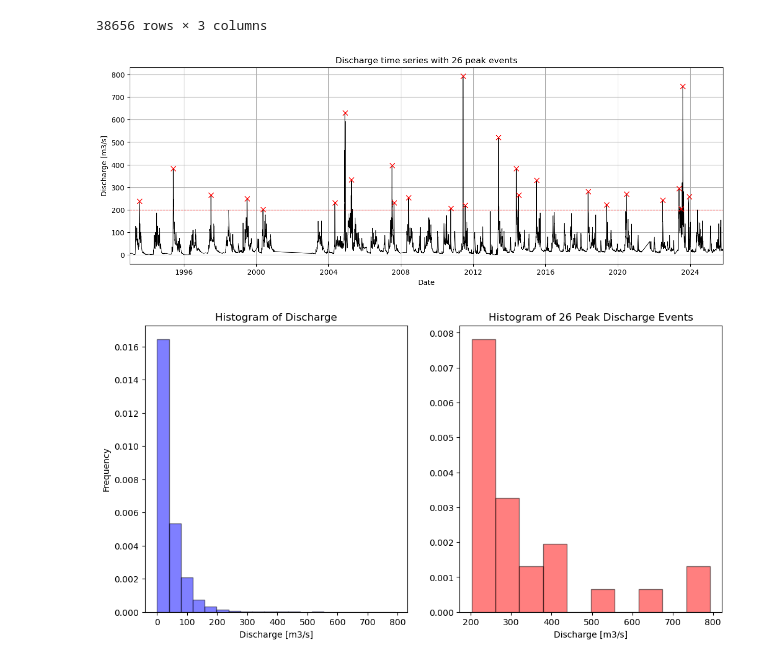
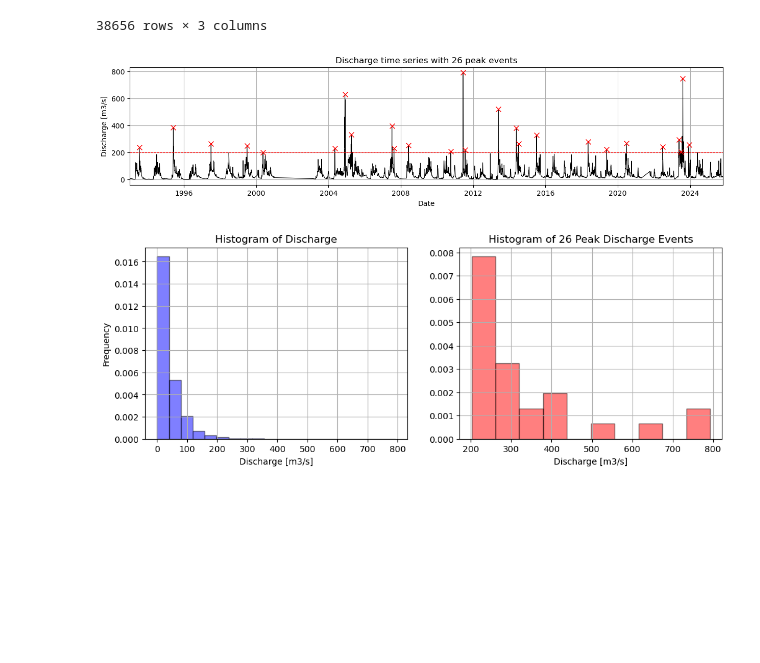
Before and after one commit to maxblw/CEGM2005_glommaproject, a Jupyter notebook: Data_analysis/Data_analysis.ipynb, the cells around one changed output. Saved outputs shown, nothing was run; the diff lists cells and outputs as text; code cells hidden in the pictures; blank space fills up the shorter version.

Commit message:
added figures

```diff
--- a/Data_analysis/Data_analysis.ipynb
+++ b/Data_analysis/Data_analysis.ipynb
@@ -43,10 +45,10 @@ display(df)
 # %%
 ### plot parameters ###
 w_hist = 12 # width histogram
-h_hist = 6  # height histogram
+h_hist = 4  # height histogram
 
 w_time = 15 # width time series
-h_time = 5  # height time series
+h_time = 3  # height time series
 
 lw = 0.8 # line width
 lc = 'black' # line color
@@ -60,35 +62,37 @@ data = df.drop(columns=["Tmean [C]", "precip [mm/day]"])
 data.dropna(inplace=True)
 peaks, _ = find_peaks(data["Q(m3/s)"].values, height=200, distance=32)
 exces = data.iloc[peaks]["Q(m3/s)"].values
 dpeak = data.index[peaks]
 
 # timeseries with peaks
 fig, ax = plt.subplots(figsize=(w_time, h_time))
 ax.plot(data.index, data.values, color=lc, linewidth=lw)
 ax.plot(dpeak, exces, marker=mt, color=mc, markersize=ms, linestyle='None')
 ax.set_title(f"Discharge time series with {len(peaks)} peak events")
 ax.set_xlabel("Date")
 ax.set_ylabel("Discharge [m3/s]")
 ax.grid()
 ax.set_xlim([data.index.min(), data.index.max()])
 ax.hlines(200, data.index.min(), data.index.max(), color='red', linestyle='--', label='Peak Threshold (200 m3/s)', lw=lw)
 plt.savefig("..\\Figures\\discharge_analysis_timeseries.png", dpi=300)
 
 # histogram of peaks
 fig, axes = plt.subplots(1, 2, figsize=(w_hist, h_hist))
 
 axes[0].hist(data["Q(m3/s)"], bins=20, color='blue', edgecolor='black', alpha=alpha, density=True)
 axes[0].set_title("Histogram of Discharge")
 axes[0].set_xlabel("Discharge [m3/s]")
 axes[0].set_ylabel("Frequency")
+axes[0].grid()
 
 axes[1].set_title(f"Histogram of {len(peaks)} Peak Discharge Events")
 axes[1].set_xlabel("Discharge [m3/s]")
 axes[1].hist(exces, bins=10, color='red', edgecolor='black', alpha=alpha, density=True)
+axes[1].grid()
 plt.savefig("..\\Figures\\discharge_analysis_hist.png", dpi=300)
 # %% [output]
-[figure, old version]
+[figure, new version]
-[figure, old version]
+[figure, new version]
 # %%
 ### temperature plottings ###
 data = df.drop(columns=["precip [mm/day]", "Q(m3/s)"])
```
Also changed, not shown: parts of 5 cells of this notebook, 10 other files.
